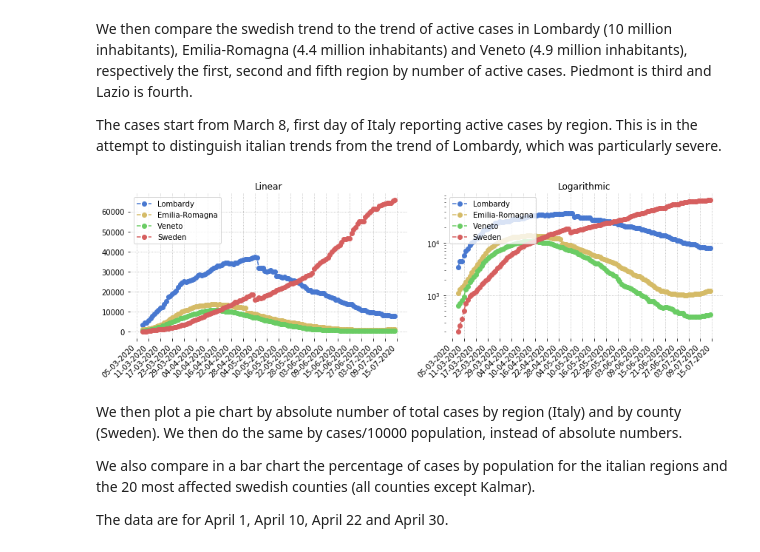
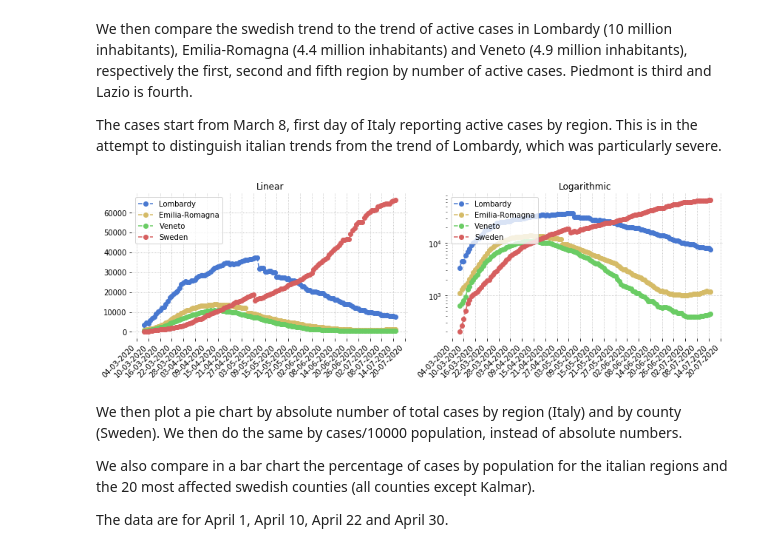
Before and after one commit to eera-l/Covid19-Sweden-Overview, a Jupyter notebook: c19-it-swe.ipynb, the cells around one changed output. Drawn from its saved outputs; the diff is of its cells as text; code cells hidden in the pictures.

Commit message:
added data for july 15, reformatted, removed google trend graphs

```diff
--- a/c19-it-swe.ipynb
+++ b/c19-it-swe.ipynb
@@ -907,27 +931,31 @@ import matplotlib.dates as mdates
 import seaborn as sns
 import datetime as dt
 
-lom_act = np.array([3372, 4490, 4427, 5763, 6896, 7732, 9059, 10043, 10861, 12095, 12266, 13938, 15420, 17370, 17885, 18910, 19868, 20591, 22189, 23895, 24509,
-           25392, 25006, 25124, 25765, 25876, 26189, 27220, 28124, 28469, 28343, 28545, 29074, 29530, 30258, 31265, 31935, 32363, 32921, 33090, 33434,
-           34195, 34497, 34587, 33978, 34242, 33873, 34368, 34473, 35166, 35441, 35744, 36122, 36211, 36473, 36667, 36926, 37307, 37092, 31753, 32015,
-           31983, 30262, 30190, 30411, 30675, 30032, 29956, 27746, 27679, 27430, 27073, 27291, 26671, 26715, 25933, 25630, 25614, 25215, 24477, 24037,
-           22913, 22683, 21809, 20996, 20861, 20255, 20224, 20224, 19853, 19499, 19420, 19319, 18297, 17857, 17340, 17024, 16785, 15989, 15976, 15233,
-           14972, 14647, 14045, 13911, 13843, 13638, 12903, 12227, 11992, 11640, 10992, 10947, 10823, 10060, 9938, 9827, 9677, 9426, 9445, 9492, 9074,
-           8460, 8357, 8341, 8212, 8004, 8011, 7952])
+lom_act = np.array([3372, 4490, 4427, 5763, 6896, 7732, 9059, 10043, 10861, 12095, 12266, 13938, 15420, 17370, 17885, 18910, 19868,
+                    20591, 22189, 23895, 24509, 25392, 25006, 25124, 25765, 25876, 26189, 27220, 28124, 28469, 28343, 28545, 29074,
+                    29530, 30258, 31265, 31935, 32363, 32921, 33090, 33434, 34195, 34497, 34587, 33978, 34242, 33873, 34368, 34473,
+                    35166, 35441, 35744, 36122, 36211, 36473, 36667, 36926, 37307, 37092, 31753, 32015, 31983, 30262, 30190, 30411,
+                    30675, 30032, 29956, 27746, 27679, 27430, 27073, 27291, 26671, 26715, 25933, 25630, 25614, 25215, 24477, 24037,
+                    22913, 22683, 21809, 20996, 20861, 20255, 20224, 20224, 19853, 19499, 19420, 19319, 18297, 17857, 17340, 17024,
+                    16785, 15989, 15976, 15233, 14972, 14647, 14045, 13911, 13843, 13638, 12903, 12227, 11992, 11640, 10992, 10947,
+                    10823, 10060, 9938, 9827, 9677, 9426, 9445, 9492, 9074, 8460, 8357, 8341, 8212, 8004, 8011, 7952, 7535])
 
-er_act = np.array([1097, 1286, 1417, 1588, 1758, 2011, 2349, 2741, 3088, 3404, 3915, 4506, 5089, 5661, 6390, 7220, 7711, 8256, 8850, 9361, 9964, 10535, 10766, 10953,
-          11489, 11859, 12178, 12523, 12837, 13051, 13048, 13110, 13258, 13350, 13495, 13672, 13818, 13778, 13577, 13663, 13585, 13584, 13552, 13522, 13244,
-          13084, 12845, 12509, 12347, 12341, 12225, 12003, 11862, 9563, 9484, 9323, 9045, 8984, 8681, 8391, 8011, 7730, 7401, 7191, 7040, 6801, 6502, 6301,
-          6001, 5852, 5656, 5525, 5330, 5098, 4926, 4730, 4570, 4457, 4359, 4146, 3998, 3750, 3564, 3279, 3163, 3068, 2912, 2839, 2688, 2512, 2416, 2328,
-          2282, 2156, 2061, 2000, 1817, 1727, 1637, 1500, 1405, 1345, 1281, 1219, 1207, 1172, 1154, 1089, 1074, 1068, 1044, 1041, 1042, 1032, 1010, 1002,
-          1003, 1011, 1037, 1029, 1064, 1060, 1071, 1066, 1113, 1119, 1180, 1193, 1189])
+er_act = np.array([1097, 1286, 1417, 1588, 1758, 2011, 2349, 2741, 3088, 3404, 3915, 4506, 5089, 5661, 6390, 7220, 7711, 8256, 8850,
+                   9361, 9964, 10535, 10766, 10953, 11489, 11859, 12178, 12523, 12837, 13051, 13048, 13110, 13258, 13350, 13495,
+                   13672, 13818, 13778, 13577, 13663, 13585, 13584, 13552, 13522, 13244, 13084, 12845, 12509, 12347, 12341, 12225,
+                   12003, 11862, 9563, 9484, 9323, 9045, 8984, 8681, 8391, 8011, 7730, 7401, 7191, 7040, 6801, 6502, 6301, 6001,
+                   5852, 5656, 5525, 5330, 5098, 4926, 4730, 4570, 4457, 4359, 4146, 3998, 3750, 3564, 3279, 3163, 3068, 2912, 2839,
+                   2688, 2512, 2416, 2328, 2282, 2156, 2061, 2000, 1817, 1727, 1637, 1500, 1405, 1345, 1281, 1219, 1207, 1172, 1154,
+                   1089, 1074, 1068, 1044, 1041, 1042, 1032, 1010, 1002, 1003, 1011, 1037, 1029, 1064, 1060, 1071, 1066, 1113, 1119,
+                   1180, 1193, 1189, 1170])
 
-ve_act = np.array([623, 694, 783, 940, 1297, 1453, 1775, 1989, 2274, 2488, 2953, 3169, 3677, 4214, 4644, 4986, 5351, 5745, 6140, 6648, 6913, 7251, 7564, 7850, 8224,
-          8578, 8861, 9093, 9409, 9722, 9965, 10171, 10449, 10647, 10749, 10729, 10766, 10736, 10789, 10800, 10618, 10444, 10210, 10061, 10077, 9991, 9925,
-          9679, 9432, 9138, 8860, 8601, 8369, 8147, 7779, 7431, 7299, 7234, 7116, 6789, 6534, 6187, 5877, 5591, 5460, 5190, 5020, 4718, 4439, 4162, 4041,
-          4004, 3754, 3532, 3286, 3023, 2841, 2660, 2578, 2431, 2287, 2025, 1849, 1612, 1500, 1468, 1403, 1387, 1319, 1229, 1164, 1085, 1080, 1004, 965, 922,
-          849, 778, 772, 755, 718, 680, 607, 582, 575, 583, 585, 564, 549, 527, 487, 482, 460, 462, 462, 418, 397, 390, 388, 388, 384, 385, 386, 392, 394, 398,
-          408, 412, 427])
+ve_act = np.array([623, 694, 783, 940, 1297, 1453, 1775, 1989, 2274, 2488, 2953, 3169, 3677, 4214, 4644, 4986, 5351, 5745, 6140, 6648,
+                   6913, 7251, 7564, 7850, 8224, 8578, 8861, 9093, 9409, 9722, 9965, 10171, 10449, 10647, 10749, 10729, 10766, 10736,
+                   10789, 10800, 10618, 10444, 10210, 10061, 10077, 9991, 9925, 9679, 9432, 9138, 8860, 8601, 8369, 8147, 7779, 7431,
+                   7299, 7234, 7116, 6789, 6534, 6187, 5877, 5591, 5460, 5190, 5020, 4718, 4439, 4162, 4041, 4004, 3754, 3532, 3286,
+                   3023, 2841, 2660, 2578, 2431, 2287, 2025, 1849, 1612, 1500, 1468, 1403, 1387, 1319, 1229, 1164, 1085, 1080, 1004,
+                   965, 922, 849, 778, 772, 755, 718, 680, 607, 582, 575, 583, 585, 564, 549, 527, 487, 482, 460, 462, 462, 418, 397,
+                   390, 388, 388, 384, 385, 386, 392, 394, 398, 408, 412, 427, 438])
 
 sweden_act = sweden_active.copy()[6:]
 
@@ -943,34 +971,34 @@ ax1.plot(days, ve_act, '--go', label='Veneto')
 ax1.plot(days, sweden_act, '--ro', label='Sweden')
 ax1.legend(loc="upper left")
 ax1.set_title('Linear')
 ax1.xaxis.set_major_formatter(mdates.DateFormatter('%d-%m-%Y'))
 ax1.xaxis.set_major_locator(mdates.DayLocator(interval=interval))
 ax1.axes.grid(linestyle='dotted')
 
 ax2 = fig.add_subplot(122)
 ax2.plot(days, lom_act, '--bo', label='Lombardy')
 ax2.plot(days, er_act, '--yo', label='Emilia-Romagna')
 ax2.plot(days, ve_act, '--go', label='Veneto')
 ax2.plot(days, sweden_act, '--ro', label='Sweden')
 ax2.legend(loc="upper left")
 ax2.set_title('Logarithmic')
 ax2.set_yscale('log')
 ax2.xaxis.set_major_formatter(mdates.DateFormatter('%d-%m-%Y'))
 ax2.xaxis.set_major_locator(mdates.DayLocator(interval=interval))
 ax2.axes.grid(linestyle='dotted')
 
 sns.set_color_codes('muted')
 sns.despine(left = True, bottom = True)
 for ax in fig.axes:
   for label in ax.get_xticklabels():
     label.set_ha("right")
     label.set_rotation(45)
 fig.set_figheight(4)
 fig.set_figwidth(12)
 plt.tight_layout()
 plt.show()
 # %% [output]
-[figure, old version]
+[figure, new version]
 # %% [markdown]
 We then plot a pie chart by absolute number of total cases by region (Italy) and by county (Sweden). We then do the same by cases/10000 population, instead of absolute numbers.
 
```
Also changed, not shown: parts of 10 cells of this notebook, 1 other file.
